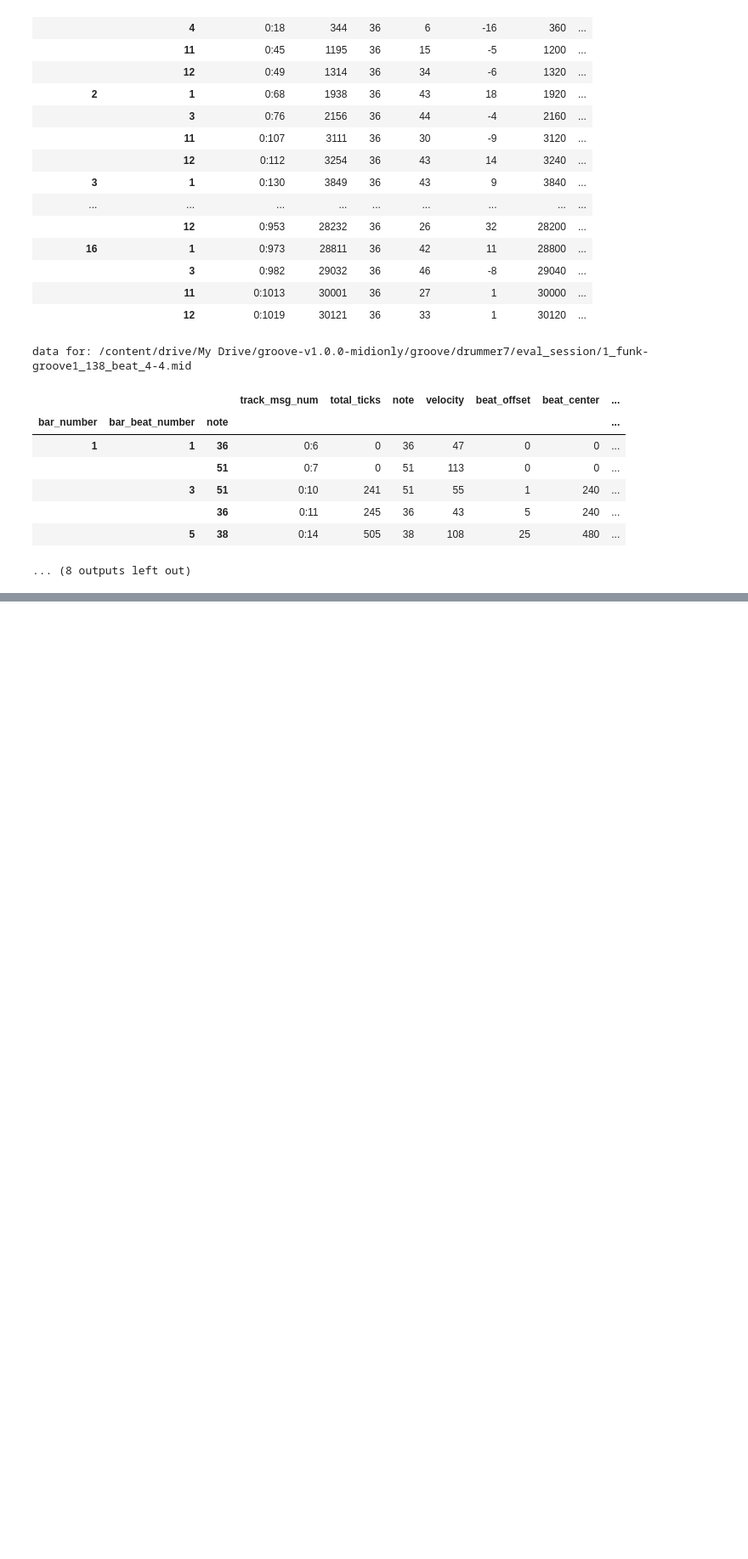
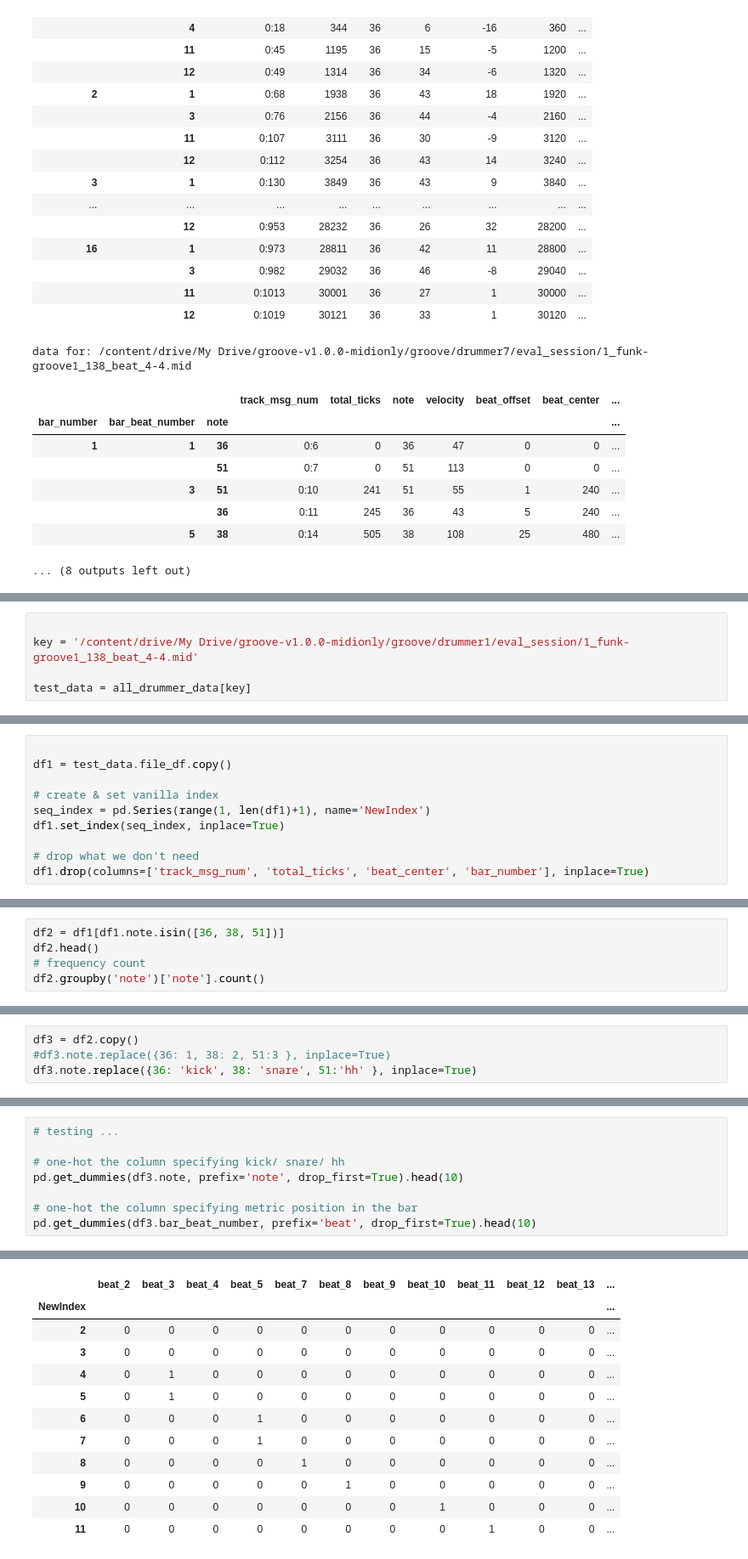
Before and after one commit to curtiscu/LYIT, a Jupyter notebook: BulkLoadingAndFiltering_1.ipynb, the cells around one changed output, grey strips where cells are left out. Shown at 85% size. Drawn from its saved outputs; the diff is of its cells as text; blank space fills up the shorter version.

```diff
--- a/BulkLoadingAndFiltering_1.ipynb
+++ b/BulkLoadingAndFiltering_1.ipynb
@@ -562,0 +561,5 @@ display(multi_col_lvl_df.xs(('2018-07-10', 'Booooze', 'Wine'), level=['Date', 'D
+# %%
+
+key = '/content/drive/My Drive/groove-v1.0.0-midionly/groove/drummer1/eval_session/1_funk-groove1_138_beat_4-4.mid'
+
+test_data = all_drummer_data[key]
@@ -562,0 +586,10 @@ display(multi_col_lvl_df.xs(('2018-07-10', 'Booooze', 'Wine'), level=['Date', 'D
+# %%
+
+df1 = test_data.file_df.copy()
+
+# create & set vanilla index
+seq_index = pd.Series(range(1, len(df1)+1), name='NewIndex')
+df1.set_index(seq_index, inplace=True)
+
+# drop what we don't need
+df1.drop(columns=['track_msg_num', 'total_ticks', 'beat_center', 'bar_number'], inplace=True)
@@ -562,0 +660,5 @@ display(multi_col_lvl_df.xs(('2018-07-10', 'Booooze', 'Wine'), level=['Date', 'D
+# %%
+df2 = df1[df1.note.isin([36, 38, 51])]
+df2.head()
+# frequency count
+df2.groupby('note')['note'].count()
@@ -562,0 +684,4 @@ display(multi_col_lvl_df.xs(('2018-07-10', 'Booooze', 'Wine'), level=['Date', 'D
+# %%
+df3 = df2.copy()
+#df3.note.replace({36: 1, 38: 2, 51:3 }, inplace=True)
+df3.note.replace({36: 'kick', 38: 'snare', 51:'hh' }, inplace=True)
@@ -562,0 +725,9 @@ display(multi_col_lvl_df.xs(('2018-07-10', 'Booooze', 'Wine'), level=['Date', 'D
+# %%
+# testing ...
+
+# one-hot the column specifying kick/ snare/ hh
+pd.get_dummies(df3.note, prefix='note', drop_first=True).head(10)
+
+# one-hot the column specifying metric position in the bar
+pd.get_dummies(df3.bar_beat_number, prefix='beat', drop_first=True).head(10)
+# %% [output]
@@ -562,0 +746,12 @@ display(multi_col_lvl_df.xs(('2018-07-10', 'Booooze', 'Wine'), level=['Date', 'D
+|  | beat_2 | beat_3 | beat_4 | beat_5 | beat_7 | beat_8 | beat_9 | beat_10 | beat_11 | beat_12 | beat_13 | ... |
+| NewIndex |  |  |  |  |  |  |  |  |  |  |  | ... |
+| 2 | 0 | 0 | 0 | 0 | 0 | 0 | 0 | 0 | 0 | 0 | 0 | ... |
+| 3 | 0 | 0 | 0 | 0 | 0 | 0 | 0 | 0 | 0 | 0 | 0 | ... |
+| 4 | 0 | 1 | 0 | 0 | 0 | 0 | 0 | 0 | 0 | 0 | 0 | ... |
+| 5 | 0 | 1 | 0 | 0 | 0 | 0 | 0 | 0 | 0 | 0 | 0 | ... |
+| 6 | 0 | 0 | 0 | 1 | 0 | 0 | 0 | 0 | 0 | 0 | 0 | ... |
+| 7 | 0 | 0 | 0 | 1 | 0 | 0 | 0 | 0 | 0 | 0 | 0 | ... |
+| 8 | 0 | 0 | 0 | 0 | 1 | 0 | 0 | 0 | 0 | 0 | 0 | ... |
+| 9 | 0 | 0 | 0 | 0 | 0 | 1 | 0 | 0 | 0 | 0 | 0 | ... |
+| 10 | 0 | 0 | 0 | 0 | 0 | 0 | 0 | 1 | 0 | 0 | 0 | ... |
+| 11 | 0 | 0 | 0 | 0 | 0 | 0 | 0 | 0 | 1 | 0 | 0 | ... |
```
Also changed, not shown: parts of 26 cells of this notebook.
